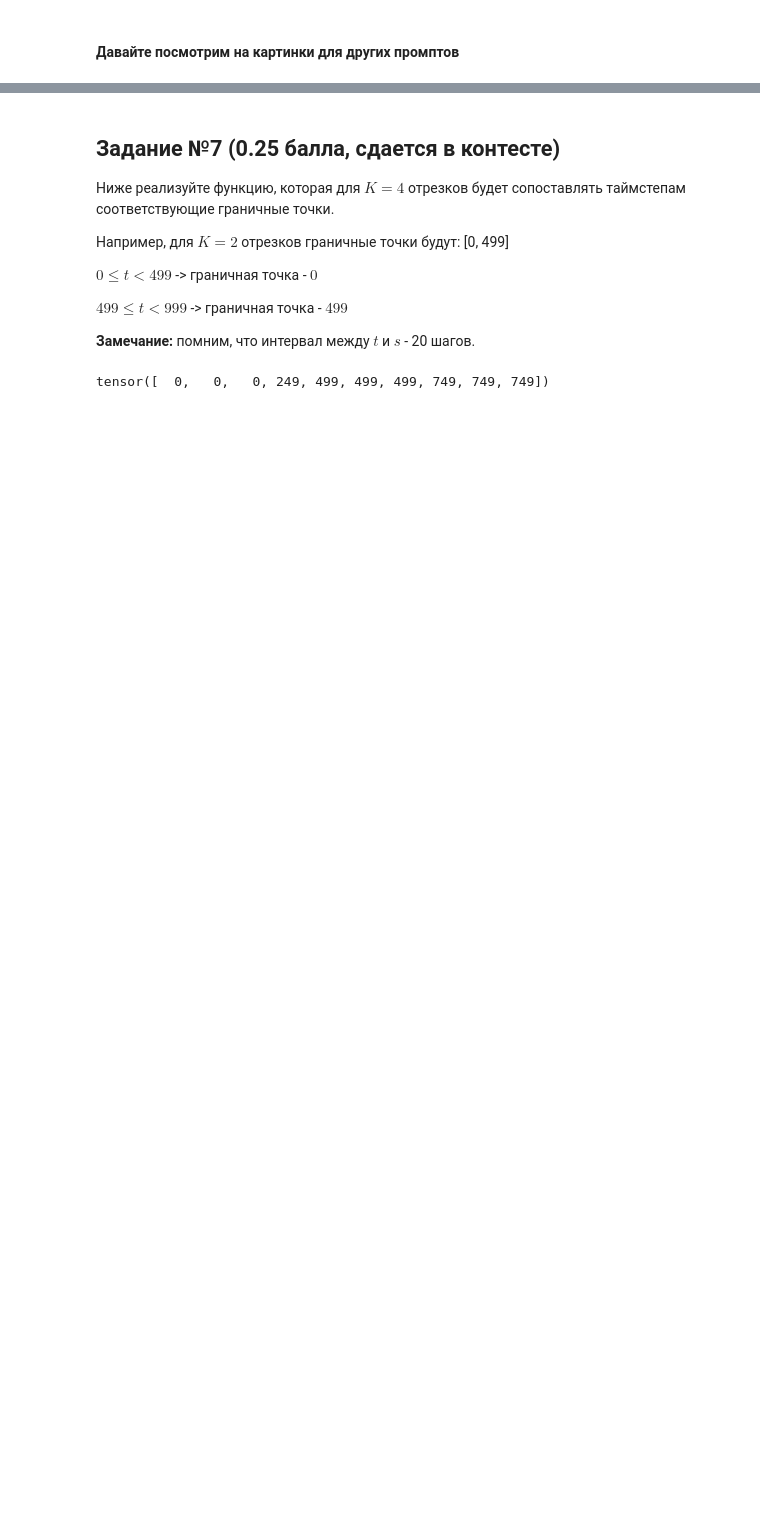
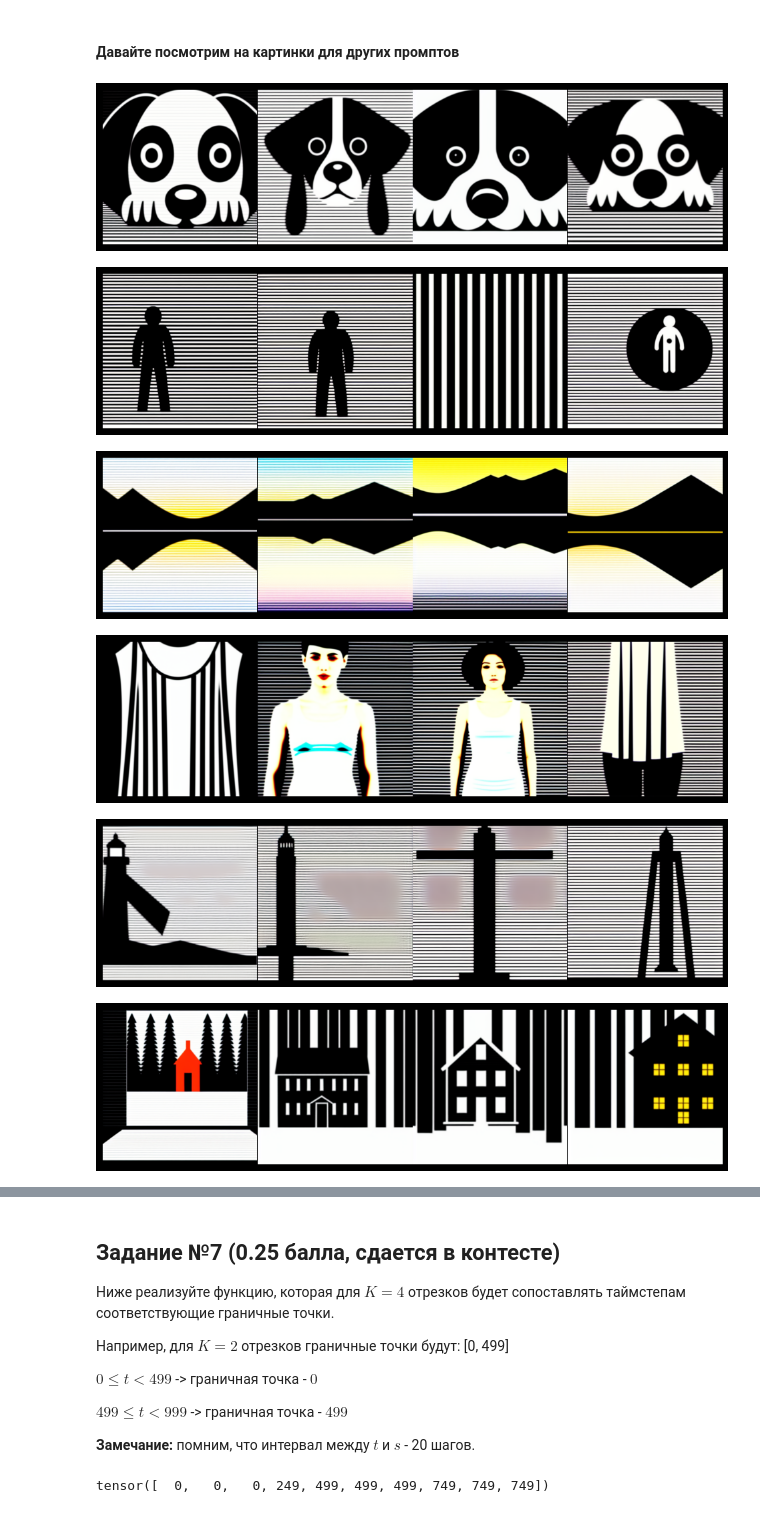
Before and after one commit to AxesAccess/CV_week, a Jupyter notebook: CV week_итоговое задание_consistency_models_empty.ipynb, the cells around one changed output, grey strips where cells are left out. Saved outputs shown, nothing was run; the diff lists cells and outputs as text; code cells hidden in the pictures; blank space fills up the shorter version.

```diff
--- a/CV week_итоговое задание_consistency_models_empty.ipynb
+++ b/CV week_итоговое задание_consistency_models_empty.ipynb
@@ -829,4 +771,4 @@ def train_loop(model, pipe, train_dataloader, optimizer, loss_fn, num_grad_accum
 # %%
 num_grad_accum = 2  # обновляем параметры каждые 2 шага
 
-train_loop(cm_unet, pipe, train_dataloader, optimizer, ct_loss, num_grad_accum)
+# train_loop(cm_unet, pipe, train_dataloader, optimizer, ct_loss, num_grad_accum)
@@ -1080,12 +1083,9 @@ def get_xs_from_xt_with_teacher(
 L2 лосс не самый оптимальный выбор для консистенси моделей.
 Давайте в CD обучении также заменим MSE лосс на pseudo-huber лосс из статьи.
 # %%
-def pseudo_huber_loss(
-    x: torch.Tensor,
-    y: torch.Tensor,
-    c=0.001
-):
-    loss = <YOUR CODE HERE>
+def pseudo_huber_loss(x: torch.Tensor, y: torch.Tensor, c=0.001):
+    diff = x - y
+    loss = c**2 * (torch.sqrt(1 + (diff / c) ** 2) - 1)
     return loss
 # %%
 cd_loss = functools.partial(
@@ -1128,18 +1215,32 @@ visualize_images(images)
 # %%
 validation_prompts = [
     "A sad puppy with large eyes",
     "Astronaut in a jungle, cold color palette, muted colors, detailed, 8k",
     "A photo of beautiful mountain with realistic sunset and blue lake, highly detailed, masterpiece",
     "A girl with pale blue hair and a cami tank top",
     "A lighthouse in a giant wave, origami style",
     "belle epoque, christmas, red house in the forest, photo realistic, 8k",
     "A small cactus with a happy face in the Sahara desert",
     "Green commercial building with refrigerator and refrigeration units outside",
 ]
 
 for prompt in validation_prompts:
     generator = torch.Generator(device="cuda").manual_seed(0)
 
-    images = <YOUR CODE HERE>
+    images = consistency_sampling(
+        pipe=pipe,
+        prompt=prompt,
+        num_inference_steps=50,
+        generator=generator,
+        num_images_per_prompt=4,
+        guidance_scale=guidance_scale,
+    )
 
     visualize_images(images)
+# %% [output]
+[figure, added]
+[figure, added]
+[figure, added]
+[figure, added]
+[figure, added]
+[figure, added]
```
Also changed, not shown: parts of 24 cells of this notebook.
